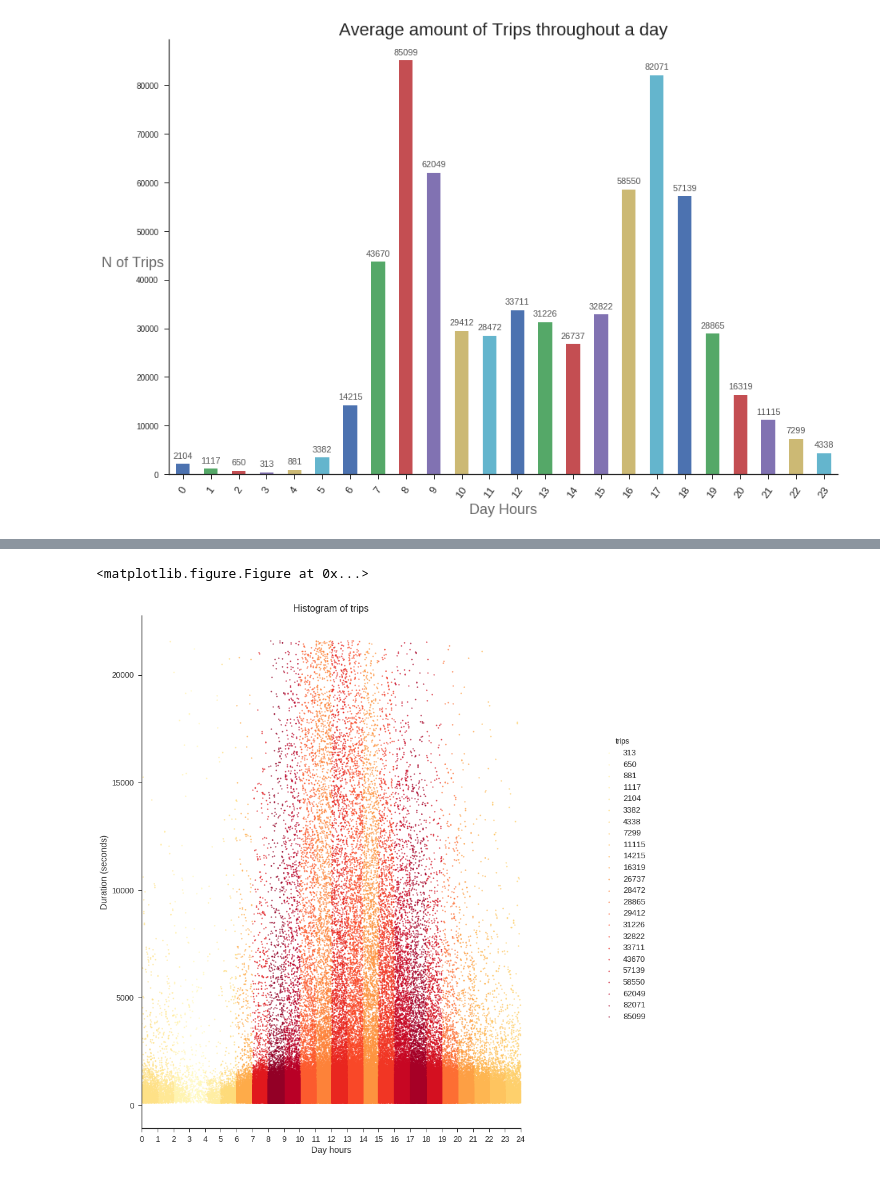
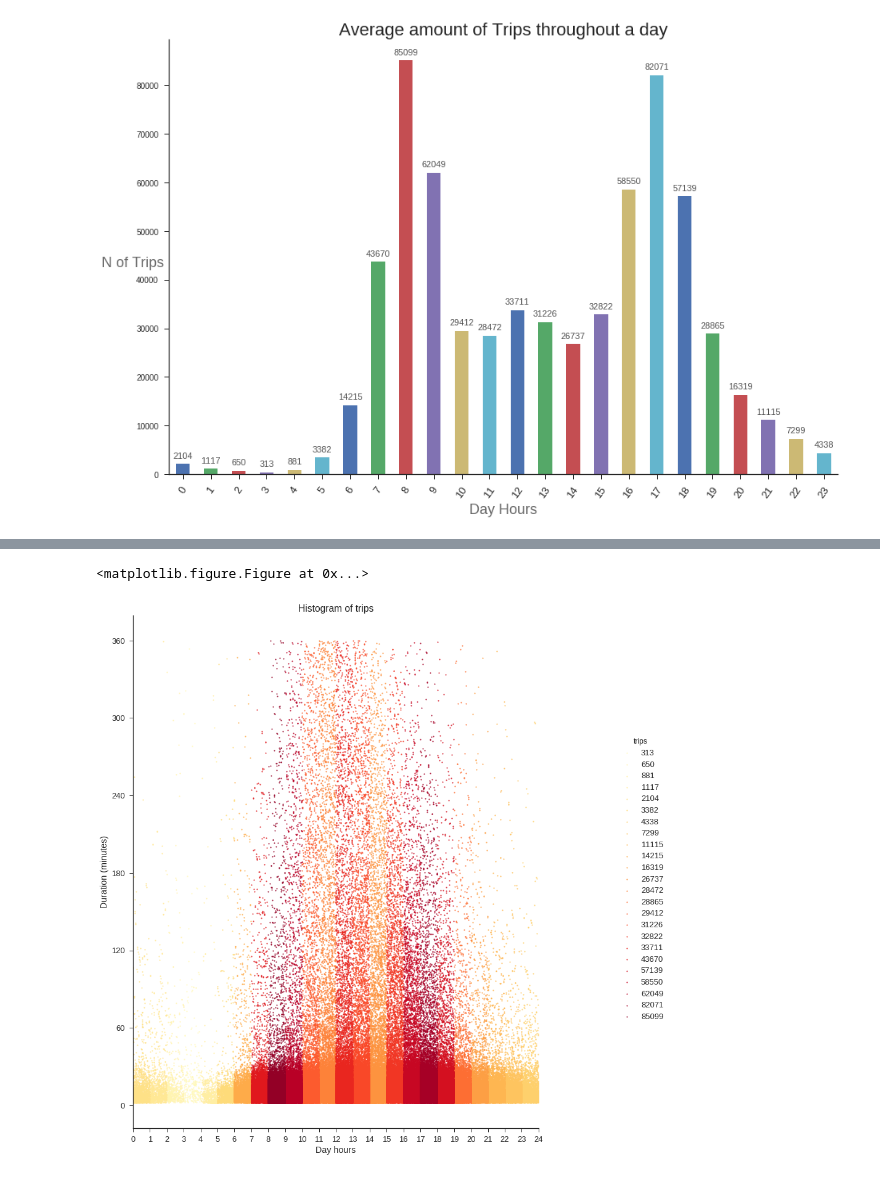
Before and after one commit to fpenovi/SFbikeTravelDuration, a Jupyter notebook: notebooks/03 - TripsDuration_VS_ TimeOfTheDay.ipynb, the cells around one changed output, grey strips where cells are left out. Cells and saved outputs as stored; diff of their text form; code cells hidden in the pictures.

```diff
--- a/notebooks/03 - TripsDuration_VS_ TimeOfTheDay.ipynb
+++ b/notebooks/03 - TripsDuration_VS_ TimeOfTheDay.ipynb
@@ -10,10 +8,12 @@
 from root import *
 # %%
 dfTripReduced = dfTrip[['start_date', 'duration']].sort_values(by=['start_date'])
+#Se realiza conversión de segundos a minutos en duración para mayor claridad en los gráficos
+dfTripReduced['duration'] = dfTripReduced['duration'].apply(lambda seconds: float(seconds)/60)
 
 # --------------------------------------------------------------------------------------------------
 # RECORTO LOS VIAJES MENORES A 2 MINUTOS Y MAYORES A 6 HORAS
-dfTripReduced = dfTripReduced[(2*60 <= dfTripReduced.duration) & (dfTripReduced.duration <= 6*3600)]
+dfTripReduced = dfTripReduced[(2 <= dfTripReduced.duration) & (dfTripReduced.duration <= 6*60)]
 # --------------------------------------------------------------------------------------------------
 
 
@@ -114,27 +115,28 @@ plt.show()
 # %%
 #Hago merge para tener los tres ejes: hora, duracion y cantidad de viajes por hora
 dfMerged = dfTripReduced.merge(dfTripsByHour.reset_index(), on='hour')
 dfMerged['floatHour'] = dfMerged.apply(lambda x: x.start_date.hour + float(x.start_date.minute)/60, axis=1)
 
 plt.figure(figsize=(4,4))
 
 sns.set(font_scale=1.30)
 sns.set_style("ticks")
 
 graf = sns.lmplot(x='floatHour', y='duration',
            data=dfMerged,
            fit_reg=False,
            hue="trips",
            palette="YlOrRd",
            scatter_kws={"s":5}
           )
 graf.fig.set_size_inches(15, 15)
 
 plt.title('Histogram of trips')
 plt.xlabel('Day hours')
-plt.ylabel('Duration (seconds)')
-graf.set(xlim=(0, 24), xticks=[x for x in range(25) ])
+plt.ylabel('Duration (minutes)')
+#En el eje X se representan las 24 horas del día y en Y rangos de a 60 minutos (1 hora)
+graf.set(xlim=(0, 24), xticks=[x for x in range(25) ], yticks=[i * 60 for i in range(7)])
 plt.show()
 # %% [output]
 <matplotlib.figure.Figure at 0x...>
-[figure, old version]
+[figure, new version]
```
Also changed, not shown: parts of 4 cells of this notebook.
